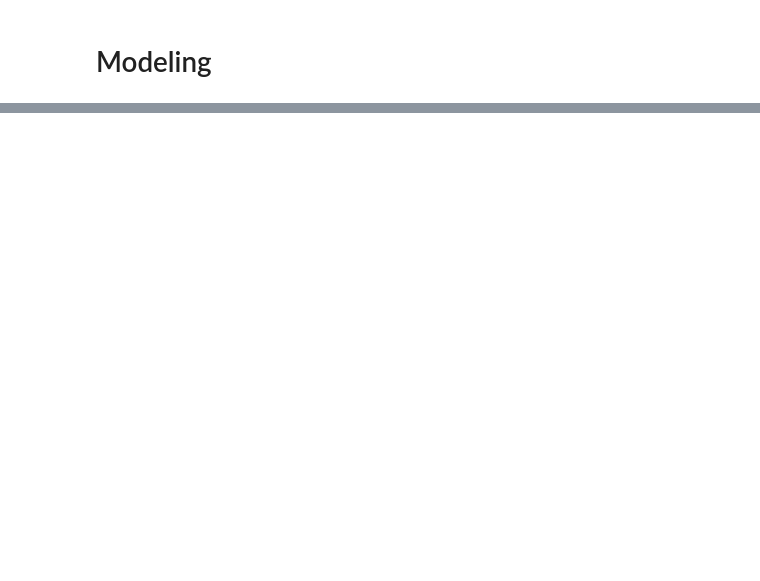
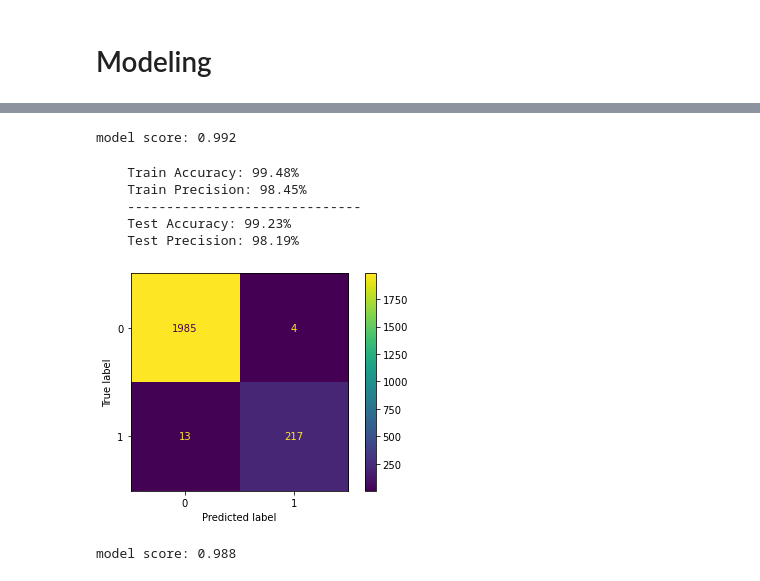
Before and after one commit to cjunhyuk/Kayak_Price_Analysis, a Jupyter notebook: Modeling.ipynb, the cells around one changed output, grey strips where cells are left out. Drawn from its saved outputs; the diff is of its cells as text; code cells hidden in the pictures; blank space fills up the shorter version.

Commit message:
Baseline and first simple model instantiated

```diff
--- a/Modeling.ipynb
+++ b/Modeling.ipynb
@@ -42,0 +50,3 @@ dtype: int64
+# %%
+X = df.drop('target', axis=1)
+y = df['target']
@@ -42,0 +85,14 @@ dtype: int64
+# %%
+# Append classifier to preprocessing pipeline.
+# Now we have a full prediction pipeline.
+baseline = Pipeline(steps=[
+    ("preprocessor", preprocessor),
+    ("classifier", LogisticRegression(random_state=32))
+])
+
+X_train, X_test, y_train, y_test = train_test_split(X, y, test_size=0.2, random_state=32)
+
+baseline.fit(X_train, y_train)
+print("model score: %.3f" % baseline.score(X_test, y_test))
+# %% [output]
+model score: 0.992
@@ -42,0 +102,32 @@ dtype: int64
+# %%
+def score_matrix_printer(model, X_train, y_train, X_test, y_test):
+    train_pred = model.predict(X_train)
+    test_pred = model.predict(X_test)
+
+    # Cleaning up scores to be more visually appealing
+    ascore_train = round((accuracy_score(y_train, train_pred) * 100), 2)
+    pscore_train = round((precision_score(y_train, train_pred) * 100), 2)
+    rscore_train = round((recall_score(y_train, train_pred) * 100), 2)
+
+    ascore_test = round((accuracy_score(y_test, test_pred) * 100), 2)
+    pscore_test = round((precision_score(y_test, test_pred) * 100), 2)
+    rscore_test = round((recall_score(y_test, test_pred) * 100), 2)
+
+    conf_mat = plot_confusion_matrix(model, X_test, y_test)
+
+    print(f"""
+    Train Accuracy: {ascore_train}%
+    Train Precision: {pscore_train}%
+    ------------------------------
+    Test Accuracy: {ascore_test}%
+    Test Precision: {pscore_test}%
+    """)
+# %%
+score_matrix_printer(baseline, X_train, y_train, X_test, y_test)
+# %% [output]
+    Train Accuracy: 99.48%
+    Train Precision: 98.45%
+    ------------------------------
+    Test Accuracy: 99.23%
+    Test Precision: 98.19%
+[figure, added]
@@ -42,0 +138,13 @@ dtype: int64
+# %%
+model_1 = imbpipline(steps=[
+    ("preprocessor", preprocessor),
+    ('SMOTE', SMOTE(random_state = 32)),
+    ("classifier", LogisticRegression(max_iter = 1000, random_state=32))
+])
+
+X_train, X_test, y_train, y_test = train_test_split(X, y, test_size=0.2, random_state=32)
+
+model_1.fit(X_train, y_train)
+print("model score: %.3f" % model_1.score(X_test, y_test))
+# %% [output]
+model score: 0.988
```
Also changed, not shown: parts of 14 cells of this notebook.
